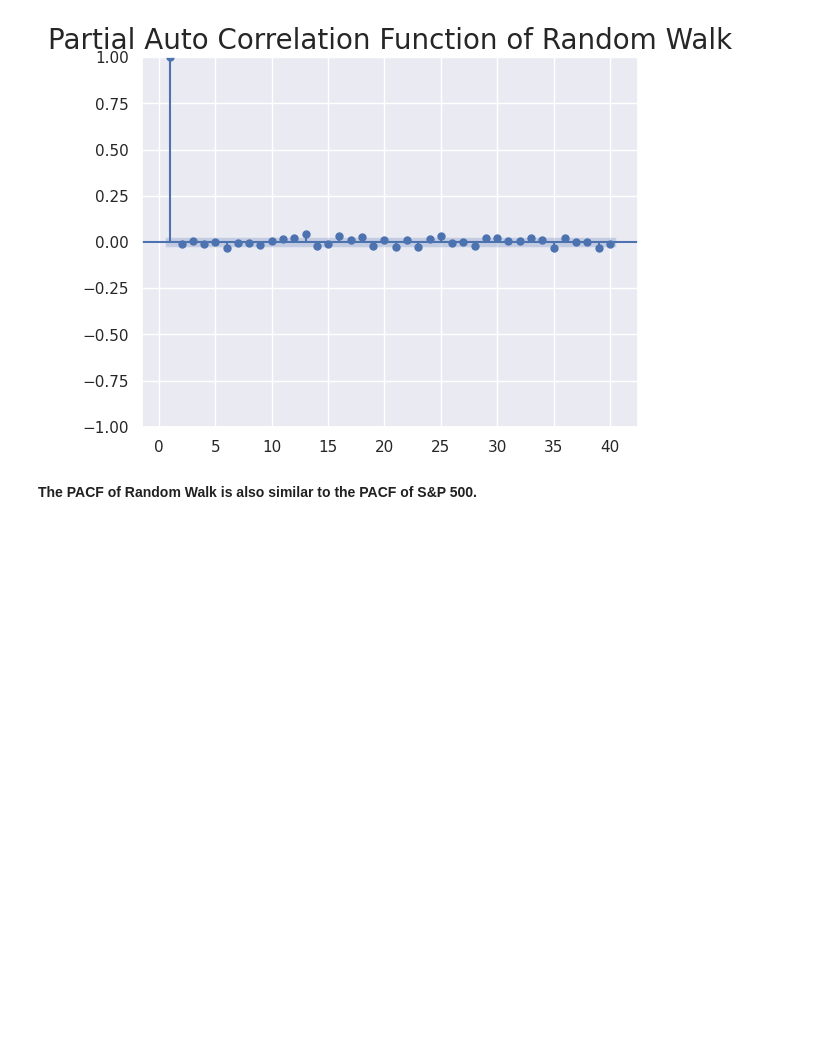
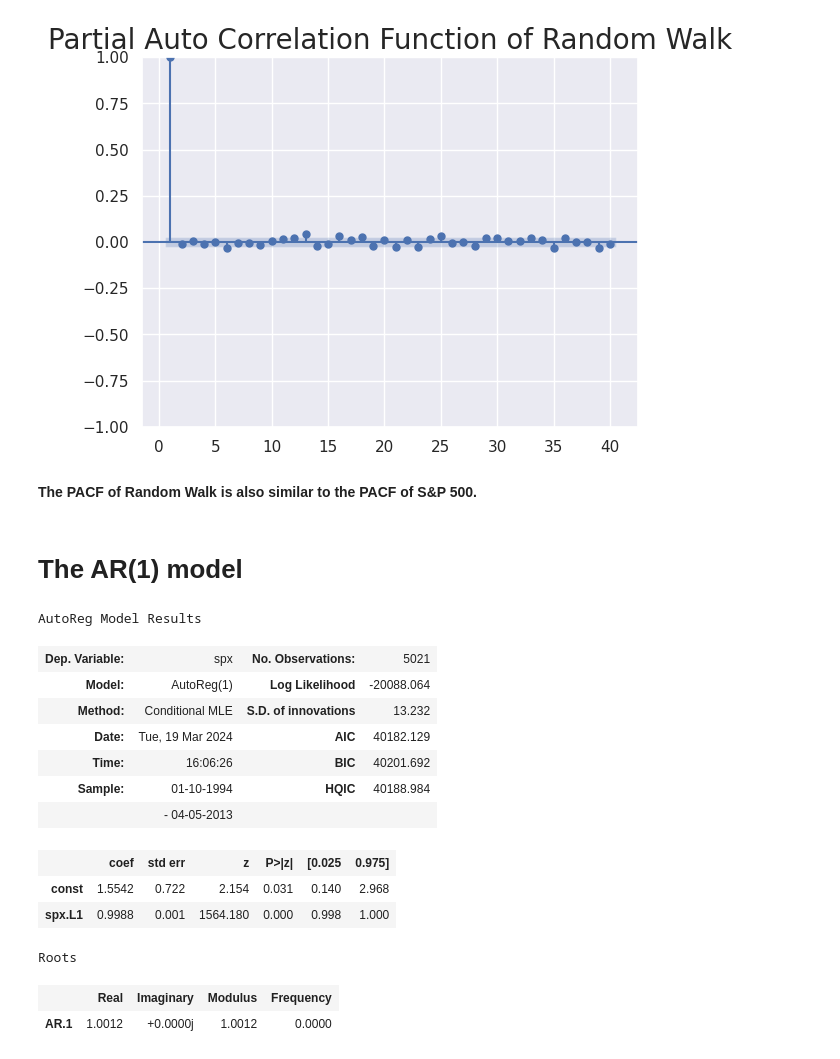
Before and after one commit to azratuni/Financial-Time-Series-Analysis, a Jupyter notebook: financial-time-series-analysis.ipynb, the cells around one changed output. Saved outputs shown, nothing was run; the diff lists cells and outputs as text; code cells hidden in the pictures; blank space fills up the shorter version.

Commit message:
Kaggle Notebook | Financial Time-Series Analysis | Version 4

```diff
--- a/financial-time-series-analysis.ipynb
+++ b/financial-time-series-analysis.ipynb
@@ -469,3 +472,26 @@ plt.show()
 [figure]
 # %% [markdown]
 **The PACF of Random Walk is also similar to the PACF of S&P 500.**
+# %% [markdown]
+# The AR(1) model
+# %%
+lag_order = 1 # Adjust this based on the ACF plot
+model_ar_1 = AutoReg(df_train.spx, lags=lag_order)
+results_ar_1 = model_ar_1.fit()
+# %%
+results_ar_1.summary()
+# %% [output]
+AutoReg Model Results
+| Dep. Variable: | spx | No. Observations: | 5021 |
+| Model: | AutoReg(1) | Log Likelihood | -20088.064 |
+| Method: | Conditional MLE | S.D. of innovations | 13.232 |
+| Date: | Tue, 19 Mar 2024 | AIC | 40182.129 |
+| Time: | 16:06:26 | BIC | 40201.692 |
+| Sample: | 01-10-1994 | HQIC | 40188.984 |
+|  | - 04-05-2013 |  |  |
+|  | coef | std err | z | P>|z| | [0.025 | 0.975] |
+| const | 1.5542 | 0.722 | 2.154 | 0.031 | 0.140 | 2.968 |
+| spx.L1 | 0.9988 | 0.001 | 1564.180 | 0.000 | 0.998 | 1.000 |
+Roots
+|  | Real | Imaginary | Modulus | Frequency |
+| AR.1 | 1.0012 | +0.0000j | 1.0012 | 0.0000 |
```
Also changed, not shown: parts of 26 cells of this notebook.
